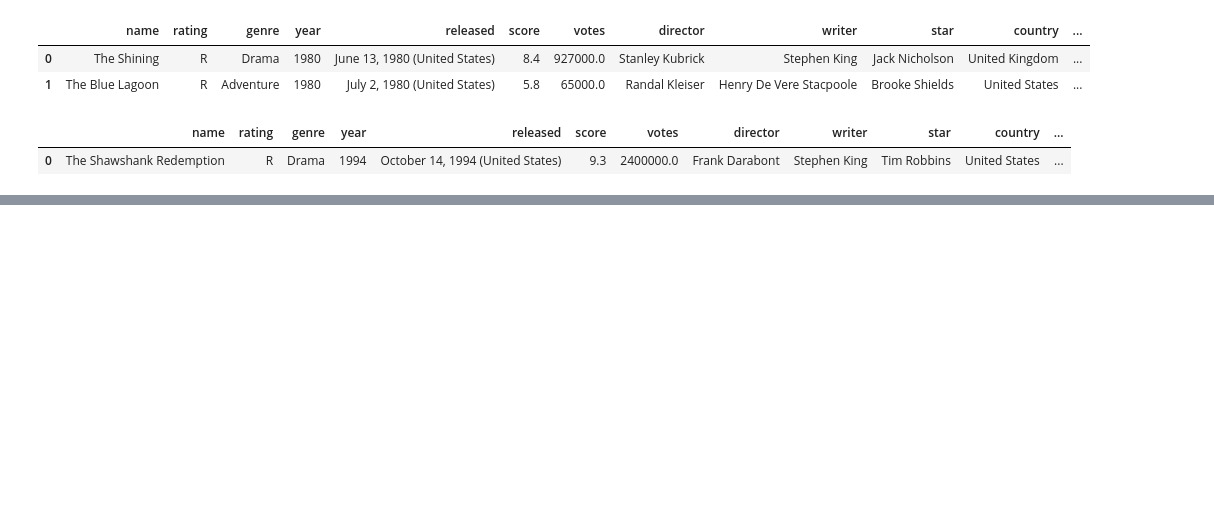
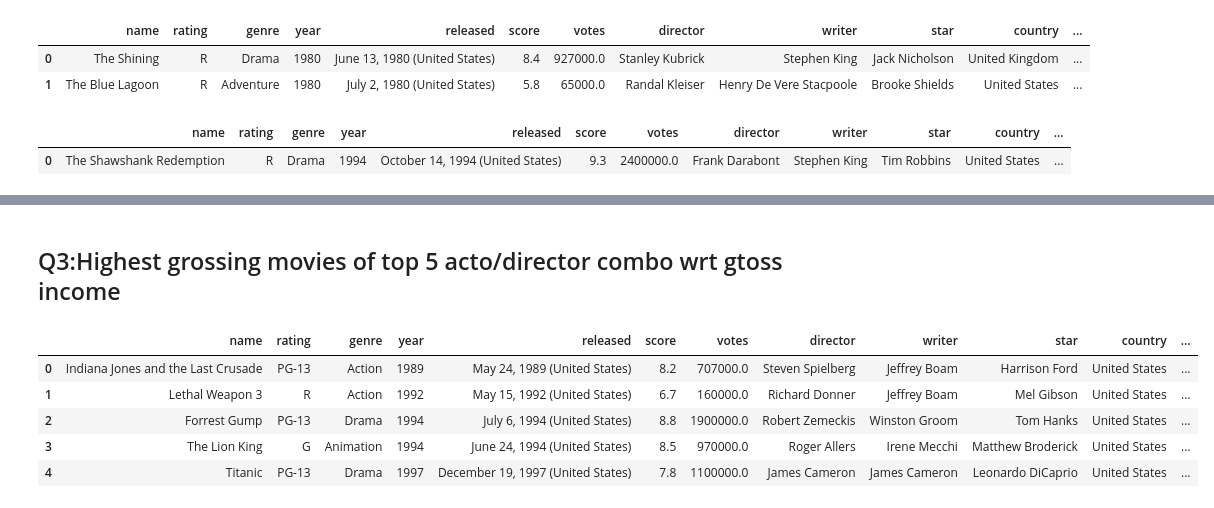
Before and after one commit to mmilannaik/bostonhousepricing, a Jupyter notebook: W15S3_SQL_Subquery.ipynb, the cells around one changed output, grey strips where cells are left out. Saved outputs shown, nothing was run; the diff lists cells and outputs as text; code cells hidden in the pictures; blank space fills up the shorter version.

```diff
--- a/W15S3_SQL_Subquery.ipynb
+++ b/W15S3_SQL_Subquery.ipynb
@@ -55,0 +270,24 @@ SELECT MAX(score) FROM movies)
+# %% [markdown]
+## Q3:Highest grossing movies of top 5 acto/director combo wrt gtoss income
+# %%
+pysqldf(
+    '''
+
+    With top_duos AS (
+            SELECT star,director,MAX(gross) FROM movies
+            group by star,director
+            ORDER BY SUM(gross) DESC LIMIT 5 )
+    SELECT * FROM movies
+    WHERE (star,director,gross) IN (SELECT * FROM top_duos)
+
+    '''
+
+
+)
+# %% [output]
+|  | name | rating | genre | year | released | score | votes | director | writer | star | country | ... |
+| 0 | Indiana Jones and the Last Crusade | PG-13 | Action | 1989 | May 24, 1989 (United States) | 8.2 | 707000.0 | Steven Spielberg | Jeffrey Boam | Harrison Ford | United States | ... |
+| 1 | Lethal Weapon 3 | R | Action | 1992 | May 15, 1992 (United States) | 6.7 | 160000.0 | Richard Donner | Jeffrey Boam | Mel Gibson | United States | ... |
+| 2 | Forrest Gump | PG-13 | Drama | 1994 | July 6, 1994 (United States) | 8.8 | 1900000.0 | Robert Zemeckis | Winston Groom | Tom Hanks | United States | ... |
+| 3 | The Lion King | G | Animation | 1994 | June 24, 1994 (United States) | 8.5 | 970000.0 | Roger Allers | Irene Mecchi | Matthew Broderick | United States | ... |
+| 4 | Titanic | PG-13 | Drama | 1997 | December 19, 1997 (United States) | 7.8 | 1100000.0 | James Cameron | James Cameron | Leonardo DiCaprio | United States | ... |
```
Also changed, not shown: parts of 33 cells of this notebook.
